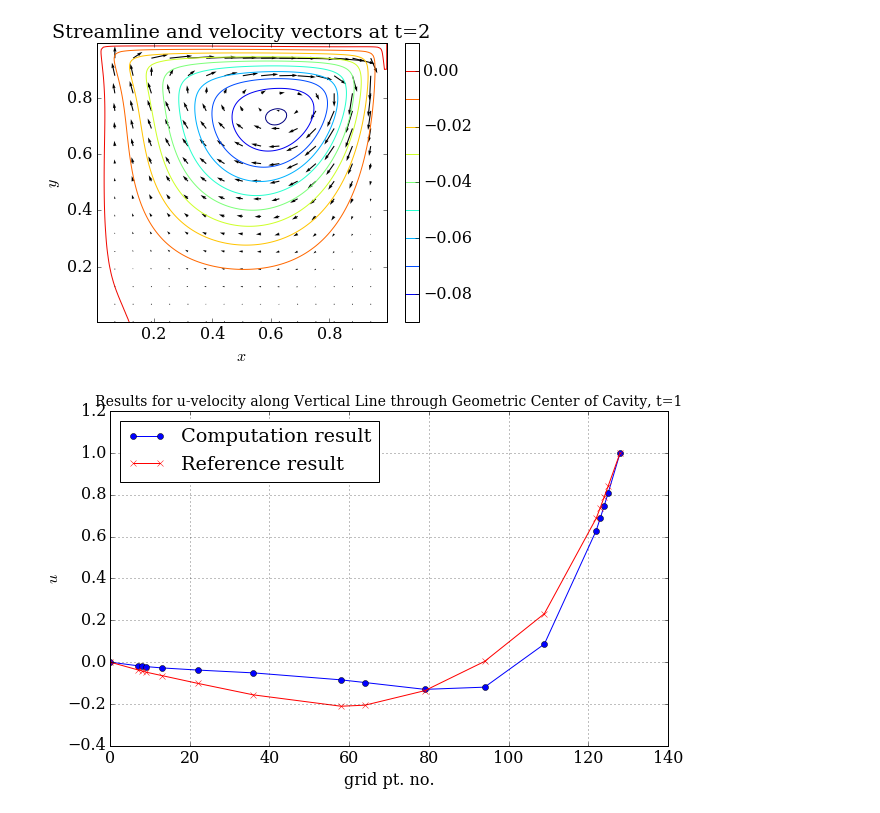
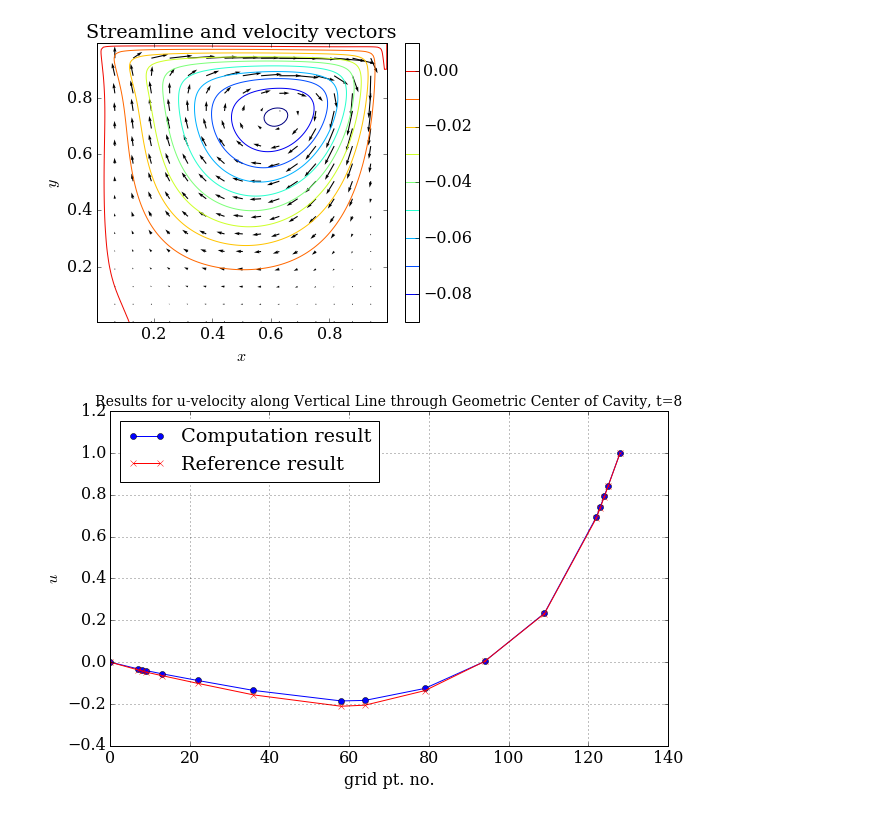
Before and after one commit to yujiasheng912/MAE6225, a Jupyter notebook: CavityFlow.ipynb, the cells around one changed output. Cells and saved outputs as stored; diff of their text form; code cells hidden in the pictures.

```diff
--- a/CavityFlow.ipynb
+++ b/CavityFlow.ipynb
@@ -251,3 +251,6 @@ def RK3(ni,nj,dt):
             psi[j,i]=psi[j-1,i]+u[j,i]*dy
 
     return u,v,p,psi
+# %%
+print('nt         u diff           v diff           p diff')
+u,v,p,psi=RK3(129,129,1e-3)
@@ -308,16 +279,16 @@ u4,v4,p4,psi4=RK3(129,129,1e-3,8)
 # %%
 X,Y=grid_p(129,129)
 Xu,Yu=grid_u(129,129)
 Xv,Yv=grid_v(129,129)
 
 pyplot.figure(figsize=(6.5,5))
-pyplot.contour(X[1:-1,1:-1],Y[1:-1,1:-1],psi4[1:-1,1:-1],10)
+pyplot.contour(X[1:-1,1:-1],Y[1:-1,1:-1],psi[1:-1,1:-1],10)
 pyplot.xlabel('$x$')
 pyplot.ylabel('$y$')
 pyplot.colorbar()
-pyplot.quiver(X[1:-1:8,1:-1:8],Y[1:-1:8,1:-1:8],u2[1:-1:8,1:-1:8],v2[1:-1:8,1:-1:8],scale=5)
-pyplot.title('Streamline and velocity vectors at t=2');
+pyplot.quiver(X[1:-1:8,1:-1:8],Y[1:-1:8,1:-1:8],u[1:-1:8,1:-1:8],v[1:-1:8,1:-1:8],scale=5)
+pyplot.title('Streamline and velocity vectors');
 # %% [output]
-[figure, old version]
+[figure, new version]
 # %%
 #center values
@@ -412,12 +317,12 @@ pyplot.figure(figsize=(10,6))
 pyplot.grid(True)
 pyplot.xlabel('grid pt. no.')
 pyplot.ylabel('$u$')
-pyplot.plot(yuc,ucver1,color='b',marker='o')
+pyplot.plot(yuc,ucver,color='b',marker='o')
 pyplot.plot(yuc,uref,color='r',marker='x')
-pyplot.title('Results for u-velocity along Vertical Line through Geometric Center of Cavity, t=1',fontsize=14)
+pyplot.title('Results for u-velocity along Vertical Line through Geometric Center of Cavity, t=8',fontsize=14)
 pyplot.legend(['Computation result','Reference result'],loc='best');
 # %% [output]
-[figure, old version]
+[figure, new version]
 # %%
 pyplot.figure(figsize=(10,6))
 pyplot.grid(True)
```
Also changed, not shown: parts of 19 cells of this notebook.
